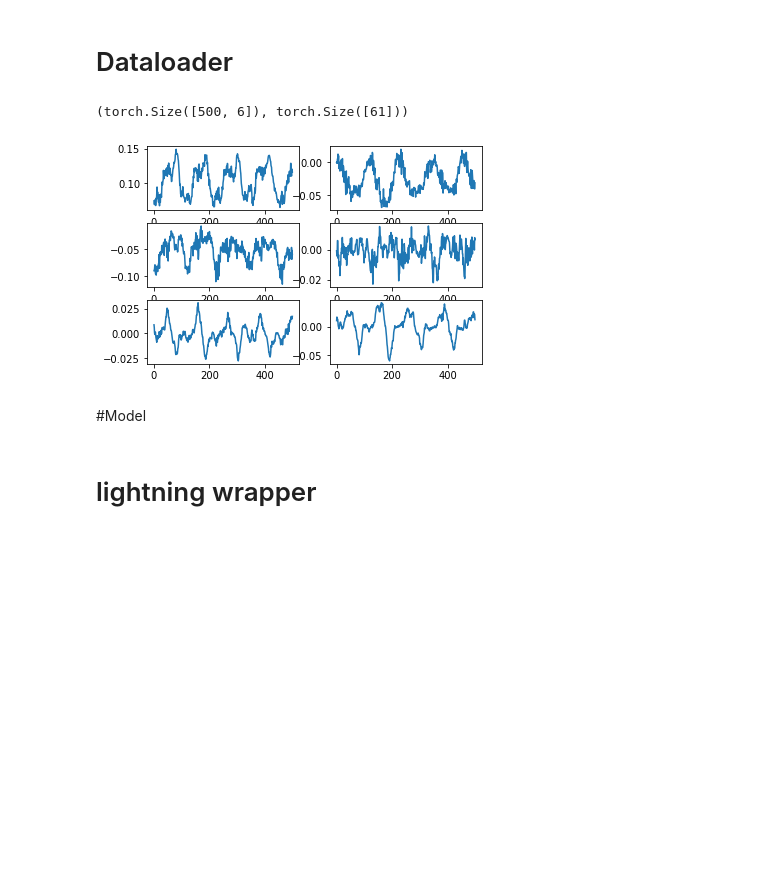
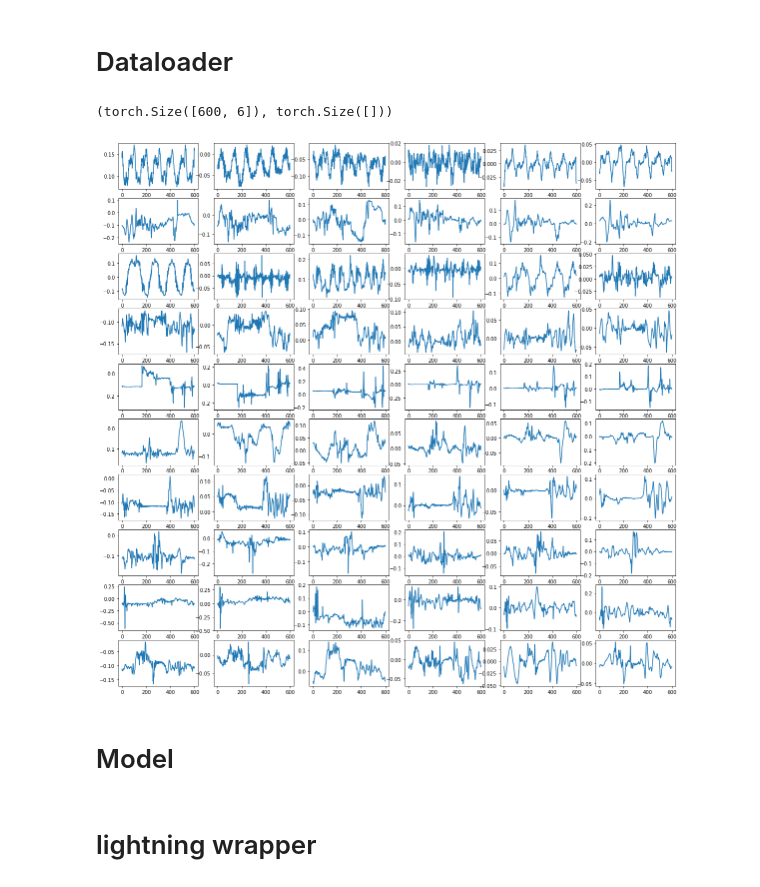
Before and after one commit to 100jy/dacon_workout-signal-classification, a Jupyter notebook: 데이콘_운동동작_분류.ipynb, the cells around one changed output. Saved outputs shown, nothing was run; the diff lists cells and outputs as text; code cells hidden in the pictures; blank space fills up the shorter version.

```diff
--- a/데이콘_운동동작_분류.ipynb
+++ b/데이콘_운동동작_분류.ipynb
@@ -90,6 +84,6 @@ for row in range(n_rows):
   for col in range(n_cols):
     index = n_cols * row + col
     plt.subplot(n_rows, n_cols, index + 1)
-    plt.plot(train_df.iloc[index*600:(index+1)*600,col+2].values)
+    plt.plot(train[index,:,col+2])
 plt.show()
 # %% [output]
@@ -96,0 +91,25 @@ plt.show()
+# %%
+n_rows = 4
+n_cols = 6
+
+plt.figure(figsize=(20,10))
+n = 0
+for row in range(n_rows-2):
+  while  train_labels.values[n] != 0:
+      n += 1
+  for col in range(n_cols):
+    index = n_cols * row + col
+    plt.subplot(n_rows, n_cols, index + 1)
+    plt.plot(train[n,:,col+2])
+  n += 1
+
+n = 0
+for row in range(2, n_rows):
+  while  train_labels.values[n] != 1:
+      n += 1
+  for col in range(n_cols):
+    index = n_cols * row + col
+    plt.subplot(n_rows, n_cols, index + 1)
+    plt.plot(train[n,:,col+2])
+  n += 1
+plt.show()
@@ -157,24 +189,24 @@ class DatasetSignals(Dataset):
 # %%
 config = {'scaling_lower_bound':0.9,
-                 'chunk_len':500,
+          'scaling_upper_bound':1.1,
              'stretch_lower_bound':0.9,
-             'stretch_upper_bound':1.1,}
+             'stretch_upper_bound':1.1}
 
 dataset = DatasetSignals(random_factor=config)
 # %%
-value = dataset.__getitem__(0)[0].detach().cpu().numpy()
-
-n_rows=3
-n_cols=2
+n_rows=10
+n_cols=6
+plt.figure(figsize=(20,20))
 for row in range(n_rows):
+    value = dataset.__getitem__(row)[0].detach().cpu().numpy()
     for col in range(n_cols):
         index = n_cols * row + col
         plt.subplot(n_rows, n_cols, index + 1)
-        plt.plot((value[...,index]))
+        plt.plot((value[...,col]))
 
 dataset.__getitem__(0)[0].shape, dataset.__getitem__(0)[1].shape
 # %% [output]
-(torch.Size([500, 6]), torch.Size([61]))
+(torch.Size([600, 6]), torch.Size([]))
-[figure, old version]
+[figure, new version]
 # %% [markdown]
-#Model
+# Model
```
Also changed, not shown: parts of 29 cells of this notebook.
